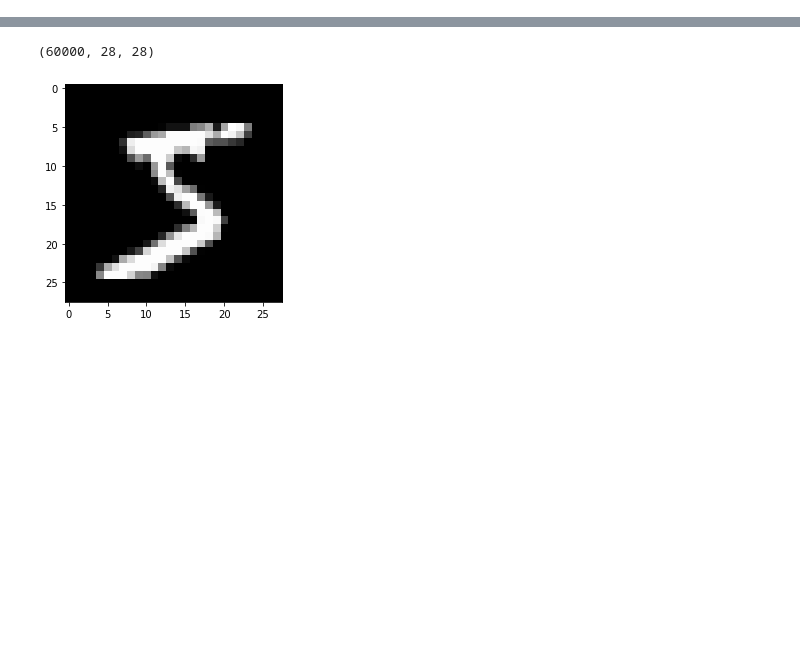
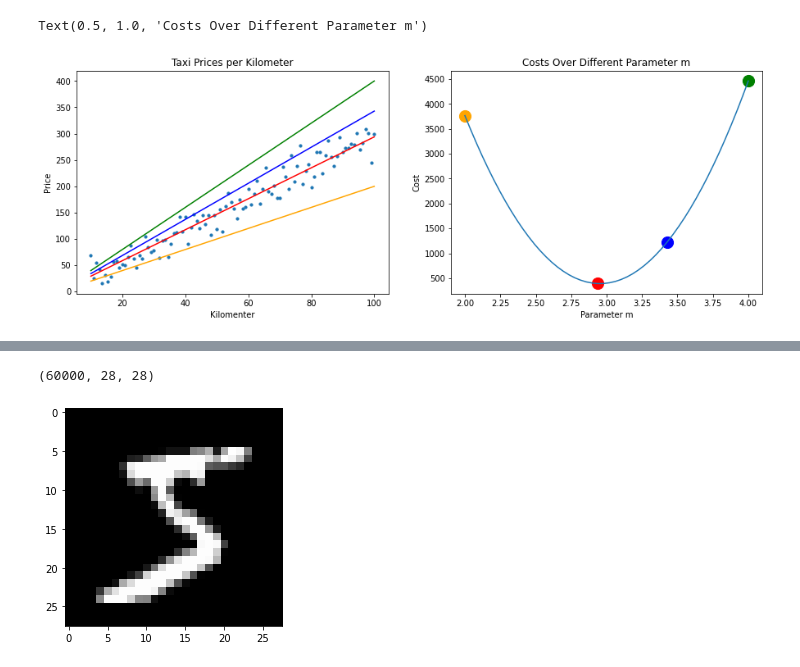
Before and after one commit to Davideee/schleuniger-ml, a Jupyter notebook: MachineLearningCourse.ipynb, the cells around one changed output, grey strips where cells are left out. Drawn from its saved outputs; the diff is of its cells as text; code cells hidden in the pictures; blank space fills up the shorter version.

```diff
--- a/MachineLearningCourse.ipynb
+++ b/MachineLearningCourse.ipynb
@@ -45,0 +59,23 @@ plt.show()
+# %%
+fig = plt.figure(figsize=(15,5))
+ax = fig.add_subplot(121)
+ax.plot(x,x*m_best, c='red')
+ax.plot(x,m_array[0]*x,c='orange')
+ax.plot(x,m_array[-1]*x,c='green')
+ax.plot(x,m_array[-15]*x,c='blue')
+ax.scatter(x,y, s=10)
+plt.title('Taxi Prices per Kilometer')
+plt.ylabel('Price')
+plt.xlabel('Kilomenter')
+ax = fig.add_subplot(122)
+ax.plot(m_array, cost_list)
+ax.scatter(m_best, cost_list[index],marker='o', c='red', s=200)
+ax.scatter(m_array[0], cost_list[0],marker='o', c='orange', s=200)
+ax.scatter(m_array[-1], cost_list[-1],marker='o', c='green', s=200)
+ax.scatter(m_array[-15], cost_list[-15],marker='o', c='blue', s=200)
+plt.ylabel('Cost')
+plt.xlabel('Parameter m')
+plt.title('Costs Over Different Parameter m')
+# %% [output]
+Text(0.5, 1.0, 'Costs Over Different Parameter m')
+[figure, added]
```
Also changed, not shown: parts of 7 cells of this notebook.
